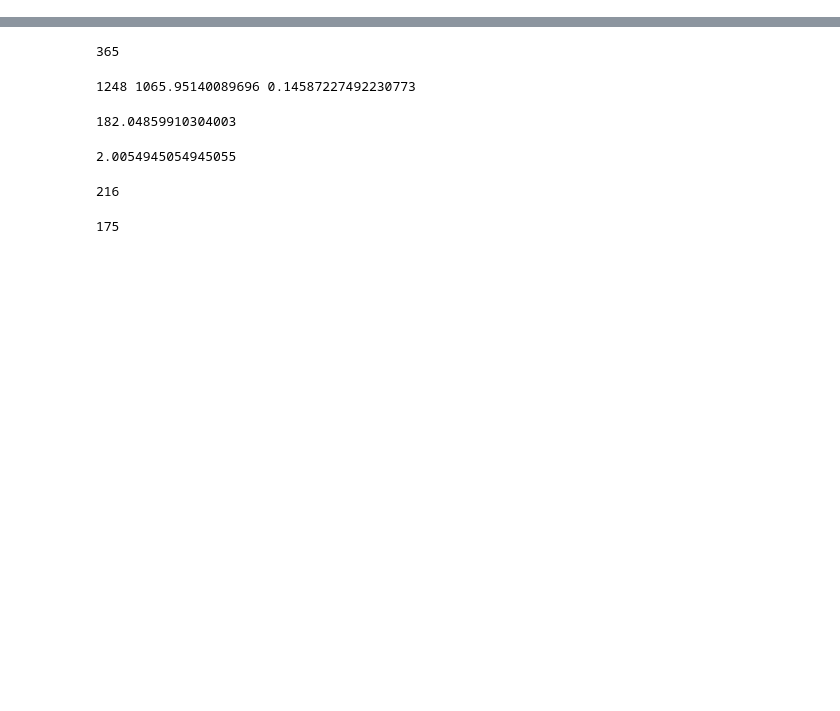
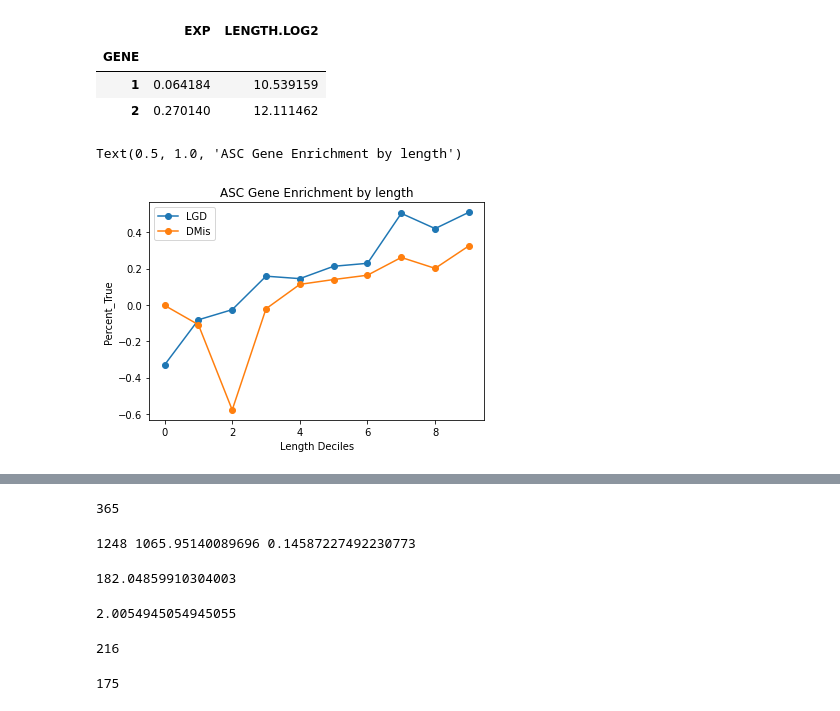
Before and after one commit to explorerwjy/ASD_Circuits, a Jupyter notebook: src/Untitled.ipynb, the cells around one changed output, grey strips where cells are left out. Drawn from its saved outputs; the diff is of its cells as text; code cells hidden in the pictures; blank space fills up the shorter version.

```diff
--- a/src/Untitled.ipynb
+++ b/src/Untitled.ipynb
@@ -8,3 +8,47 @@ ENSID2Entrez = dict(zip(HGNC["ensembl_gene_id"].values, HGNC["entrez_id"].values
 GeneSymbol2Entrez = dict(zip(HGNC["symbol"].values, HGNC["entrez_id"].values))
 Entrez2Symbol = dict(zip(HGNC["entrez_id"].values, HGNC["symbol"].values))
 allen_mouse_genes = loadgenelist("../dat/allen-mouse-exp/allen-mouse-gene_entrez.txt")
+# %%
+match_feature = pd.read_csv("/Users/jiayao/Work/ASD_Circuits/src/dat/match-features.csv", index_col="GENE")
+match_feature.head(2)
+# %% [output]
+|  | EXP | LENGTH.LOG2 |
+| GENE |  |  |
+| 1 | 0.064184 | 10.539159 |
+| 2 | 0.270140 | 12.111462 |
+# %%
+match_feature = match_feature.sort_values("LENGTH.LOG2")
+Ndiciles = 10
+interval = int(match_feature.shape[0]/Ndiciles)
+Deciles = []
+LengthCut = []
+for i in range(Ndiciles):
+    Deciles.append(match_feature.index.values[i * interval:(i+1)*interval])
+    LengthCut.append(match_feature.loc[match_feature.index.values[(i+1)*interval-1], "LENGTH.LOG2"])
+# %%
+Percent_True_LGD = []
+Enrichment_LGD = []
+Percent_True_Mis = []
+Enrichment_Mis = []
+for i in range(Ndiciles):
+    test_genes = asc[asc["entrez_id"].isin(Deciles[i])]
+    N_LGD = sum(test_genes["dn.ptv"])
+    N_LGD_exp = sum(test_genes["mut.ptv"]) * 2 * ASC_NTrio
+    #print(N_LGD, N_LGD_exp, (N_LGD - N_LGD_exp)/N_LGD)
+    Percent_True_LGD.append((N_LGD - N_LGD_exp)/N_LGD)
+    Enrichment_LGD.append(N_LGD/N_LGD_exp)
+
+    N_Mis = sum(test_genes["dn.misa"]) + sum(test_genes["dn.misb"])
+    N_Mis_exp = sum(test_genes["mut.misa"]) * 2 * ASC_NTrio + sum(test_genes["mut.misb"]) * 2 * ASC_NTrio
+    Percent_True_Mis.append((N_Mis - N_Mis_exp)/N_Mis)
+    Enrichment_Mis.append(N_Mis/N_Mis_exp)
+# %%
+plt.plot(list(range(10)), Percent_True_LGD, label="LGD", marker="o")
+plt.plot(list(range(10)), Percent_True_Mis, label="DMis", marker="o")
+plt.legend()
+plt.xlabel("Length Deciles")
+plt.ylabel("Percent_True")
+plt.title("ASC Gene Enrichment by length")
+# %% [output]
+Text(0.5, 1.0, 'ASC Gene Enrichment by length')
+[figure, added]
```
Also changed, not shown: parts of 19 cells of this notebook, 3 other files.
